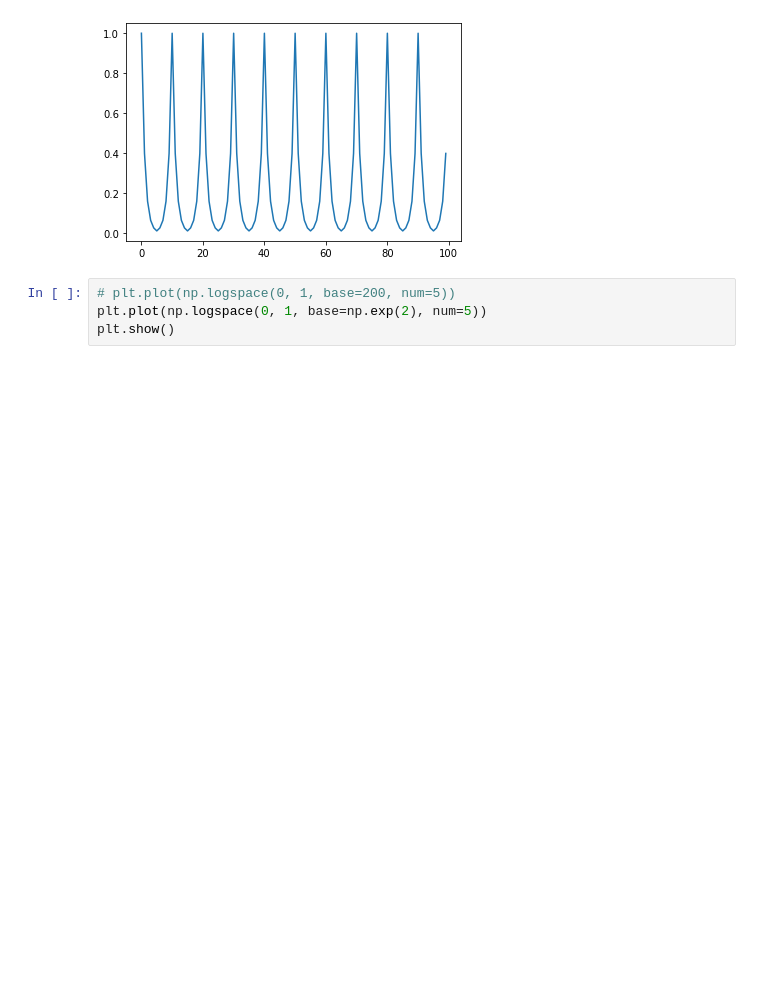
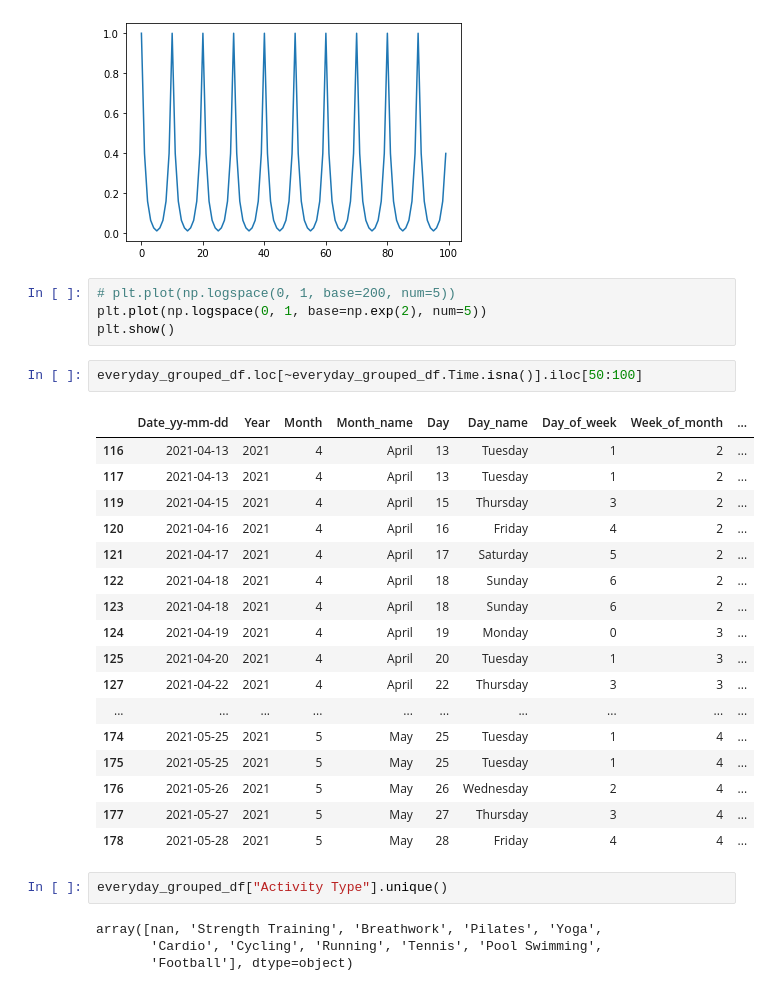
Before and after one commit to DerrickDDInAI/coding-art, a Jupyter notebook: core/models_3d/data_visualization/sports/all_activities/explore&preprocess_garmin_data.ipynb, the cells around one changed output. Drawn from its saved outputs; the diff is of its cells as text; blank space fills up the shorter version.

```diff
--- a/core/models_3d/data_visualization/sports/all_activities/explore&preprocess_garmin_data.ipynb
+++ b/core/models_3d/data_visualization/sports/all_activities/explore&preprocess_garmin_data.ipynb
@@ -659,3 +747,29 @@ plt.show()
 # plt.plot(np.logspace(0, 1, base=200, num=5))
 plt.plot(np.logspace(0, 1, base=np.exp(2), num=5))
 plt.show()
+# %%
+everyday_grouped_df.loc[~everyday_grouped_df.Time.isna()].iloc[50:100]
+# %% [output]
+|  | Date_yy-mm-dd | Year | Month | Month_name | Day | Day_name | Day_of_week | Week_of_month | ... |
+| 116 | 2021-04-13 | 2021 | 4 | April | 13 | Tuesday | 1 | 2 | ... |
+| 117 | 2021-04-13 | 2021 | 4 | April | 13 | Tuesday | 1 | 2 | ... |
+| 119 | 2021-04-15 | 2021 | 4 | April | 15 | Thursday | 3 | 2 | ... |
+| 120 | 2021-04-16 | 2021 | 4 | April | 16 | Friday | 4 | 2 | ... |
+| 121 | 2021-04-17 | 2021 | 4 | April | 17 | Saturday | 5 | 2 | ... |
+| 122 | 2021-04-18 | 2021 | 4 | April | 18 | Sunday | 6 | 2 | ... |
+| 123 | 2021-04-18 | 2021 | 4 | April | 18 | Sunday | 6 | 2 | ... |
+| 124 | 2021-04-19 | 2021 | 4 | April | 19 | Monday | 0 | 3 | ... |
+| 125 | 2021-04-20 | 2021 | 4 | April | 20 | Tuesday | 1 | 3 | ... |
+| 127 | 2021-04-22 | 2021 | 4 | April | 22 | Thursday | 3 | 3 | ... |
+| ... | ... | ... | ... | ... | ... | ... | ... | ... | ... |
+| 174 | 2021-05-25 | 2021 | 5 | May | 25 | Tuesday | 1 | 4 | ... |
+| 175 | 2021-05-25 | 2021 | 5 | May | 25 | Tuesday | 1 | 4 | ... |
+| 176 | 2021-05-26 | 2021 | 5 | May | 26 | Wednesday | 2 | 4 | ... |
+| 177 | 2021-05-27 | 2021 | 5 | May | 27 | Thursday | 3 | 4 | ... |
+| 178 | 2021-05-28 | 2021 | 5 | May | 28 | Friday | 4 | 4 | ... |
+# %%
+everyday_grouped_df["Activity Type"].unique()
+# %% [output]
+array([nan, 'Strength Training', 'Breathwork', 'Pilates', 'Yoga',
+       'Cardio', 'Cycling', 'Running', 'Tennis', 'Pool Swimming',
+       'Football'], dtype=object)
```
Also changed, not shown: parts of 10 cells of this notebook, 1 other file.
